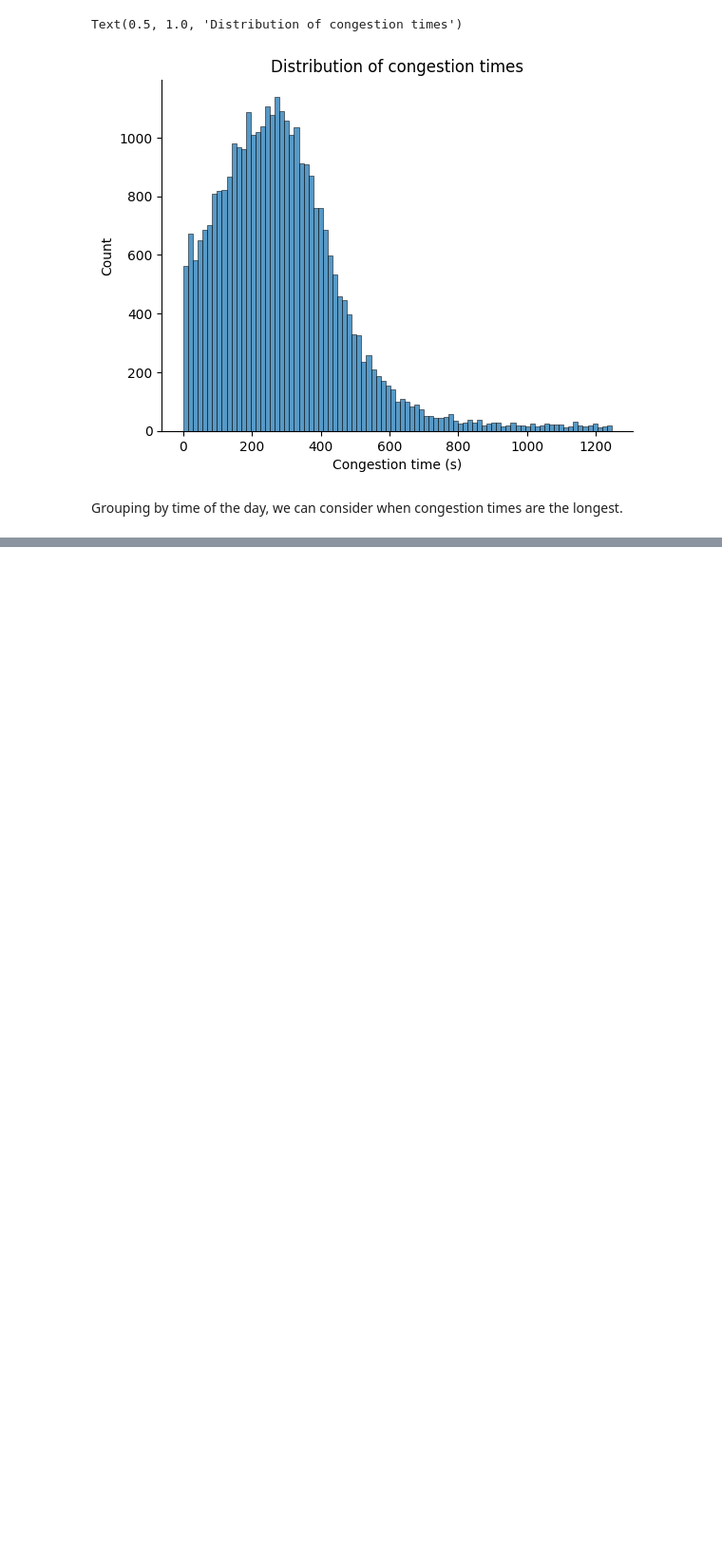
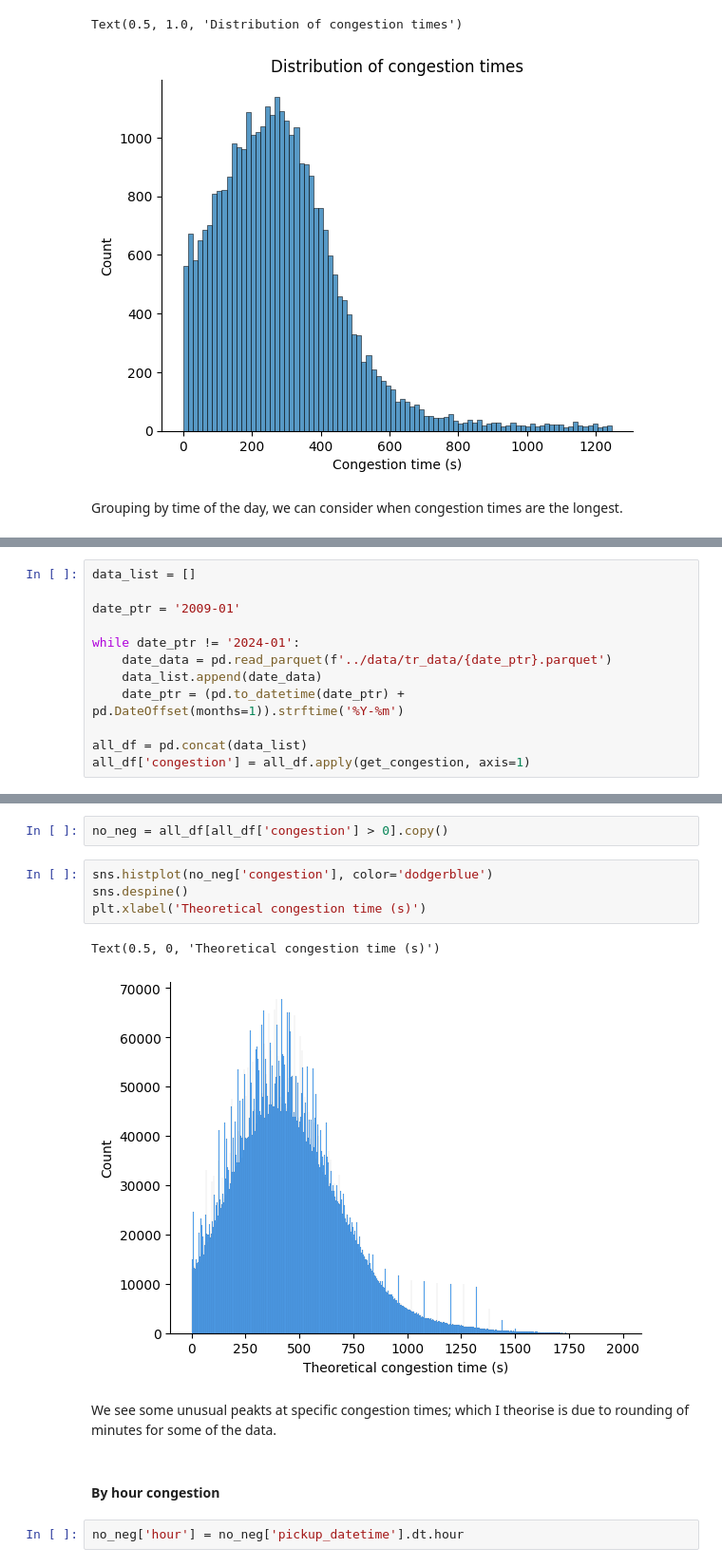
Before and after one commit to haezera/taxis-and-ubers, a Jupyter notebook: research/congestion.ipynb, the cells around one changed output, grey strips where cells are left out. Shown at 95% size. Cells and saved outputs as stored; diff of their text form; blank space fills up the shorter version.

```diff
--- a/research/congestion.ipynb
+++ b/research/congestion.ipynb
@@ -77,0 +84,12 @@ Text(0.5, 1.0, 'Mean congestion times across the day')
+# %%
+data_list = []
+
+date_ptr = '2009-01'
+
+while date_ptr != '2024-01':
+    date_data = pd.read_parquet(f'../data/tr_data/{date_ptr}.parquet')
+    data_list.append(date_data)
+    date_ptr = (pd.to_datetime(date_ptr) + pd.DateOffset(months=1)).strftime('%Y-%m')
+
+all_df = pd.concat(data_list)
+all_df['congestion'] = all_df.apply(get_congestion, axis=1)
@@ -77,0 +98,15 @@ Text(0.5, 1.0, 'Mean congestion times across the day')
+# %%
+no_neg = all_df[all_df['congestion'] > 0].copy()
+# %%
+sns.histplot(no_neg['congestion'], color='dodgerblue')
+sns.despine()
+plt.xlabel('Theoretical congestion time (s)')
+# %% [output]
+Text(0.5, 0, 'Theoretical congestion time (s)')
+[figure, added]
+# %% [markdown]
+We see some unusual peakts at specific congestion times; which I theorise is due to rounding of minutes for some of the data.
+# %% [markdown]
+#### By hour congestion
+# %%
+no_neg['hour'] = no_neg['pickup_datetime'].dt.hour
```
Also changed, not shown: parts of 18 cells of this notebook, 2 other files.
